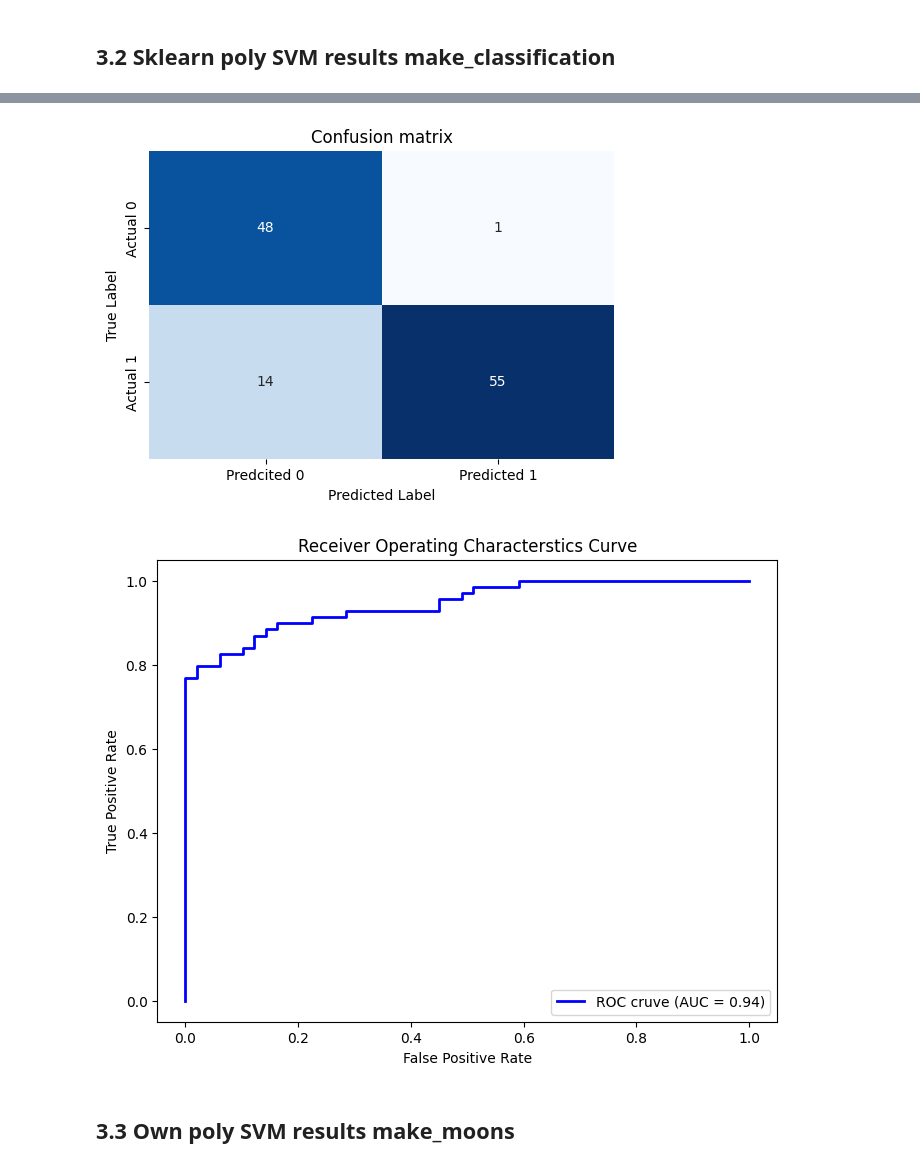
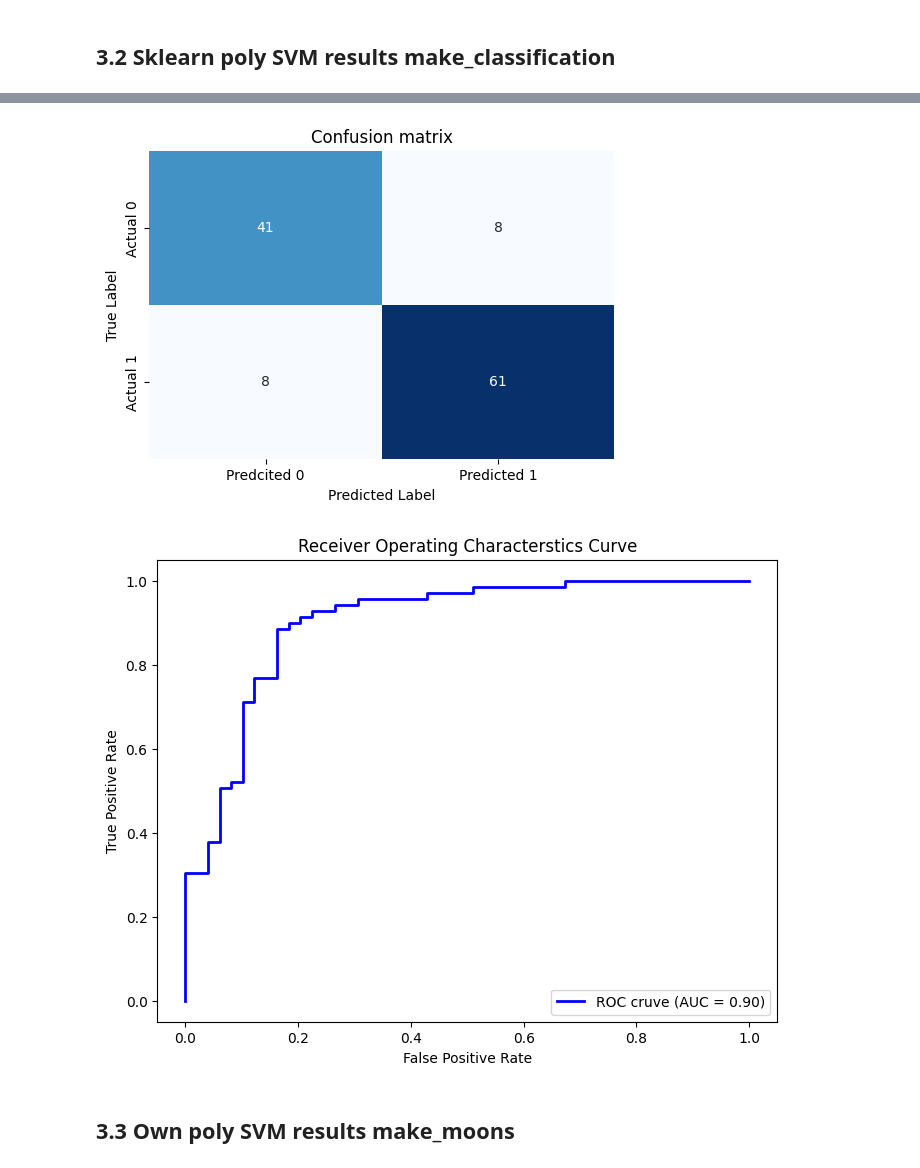
Before and after one commit to Rudobrody/Studies_AI_1_Term, a Jupyter notebook: PUM/SVM/Lab_SVM.ipynb, the cells around one changed output, grey strips where cells are left out. Cells and saved outputs as stored; diff of their text form; code cells hidden in the pictures.

```diff
--- a/PUM/SVM/Lab_SVM.ipynb
+++ b/PUM/SVM/Lab_SVM.ipynb
@@ -716,9 +719,10 @@ KeyboardInterrupt:
 # %%
 from sklearn.svm import SVC
 # from sklearn.pipeline import make_pipeline
-
+MAX_ITER_VALUE = 1000
+TOL_VALUE = 1e-4
 # clf = make_pipeline(SVC(kernel="linear"))
-clf = SVC(kernel='linear', probability=True)
+clf = SVC(kernel='linear', probability=True, max_iter=MAX_ITER_VALUE, tol=TOL_VALUE)
 
 # Computing time
 start_time = time.time()
@@ -793,7 +797,7 @@ Accuracy: 0.91, Sensivity: 0.95, Specifity: 0.87
 # %% [markdown]
 ## 1.4. Sklearn SVM results make_moons
 # %%
-clf = SVC(kernel='linear', probability=True)
+clf = SVC(kernel='linear', probability=True, max_iter=MAX_ITER_VALUE, tol=TOL_VALUE)
 
 # Computing time
 start_time = time.time()
@@ -849,7 +853,7 @@ Accuracy: 0.83, Sensivity: 0.77, Specifity: 0.92
 # %% [markdown]
 ## 2.2 Sklearn SVM rbf results make_classification
 # %%
-radial_clf = SVC(kernel='rbf', probability=True)
+radial_clf = SVC(kernel='rbf', probability=True, max_iter=MAX_ITER_VALUE, tol=TOL_VALUE)
 
 # Computing time
 start_time = time.time()
@@ -903,7 +907,7 @@ Accuracy: 0.87, Sensivity: 0.90, Specifity: 0.85
 # %% [markdown]
 ## 2.4 Sklearn SVM rbf results make_moons
 # %%
-radial_clf = SVC(kernel='rbf', probability=True)
+radial_clf = SVC(kernel='rbf', probability=True, max_iter=MAX_ITER_VALUE, tol=TOL_VALUE)
 
 # Computing time
 start_time = time.time()
@@ -959,7 +963,7 @@ Accuracy: 0.84, Sensivity: 0.78, Specifity: 0.92
 # %% [markdown]
 ## 3.2 Sklearn poly SVM results make_classification
 # %%
-poly_svm = SVC(kernel='poly', probability=True)
+poly_svm = SVC(kernel='poly', probability=True, max_iter=MAX_ITER_VALUE, tol=TOL_VALUE)
 
 # Computing time
 start_time = time.time()
@@ -986,5 +990,5 @@ Accuracy: 0.87, Sensivity: 0.80, Specifity: 0.98
-[figure, old version]
+[figure, new version]
-[figure, old version]
+[figure, new version]
 # %% [markdown]
 ## 3.3 Own poly SVM results make_moons
 # %%
```
Also changed, not shown: parts of 17 cells of this notebook.
